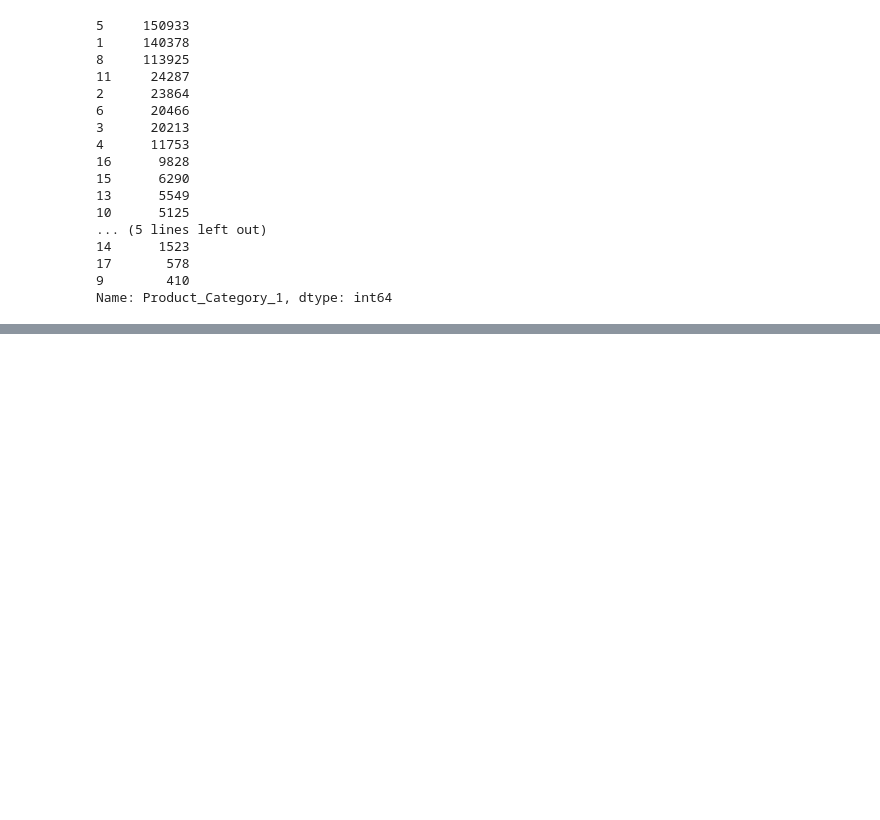
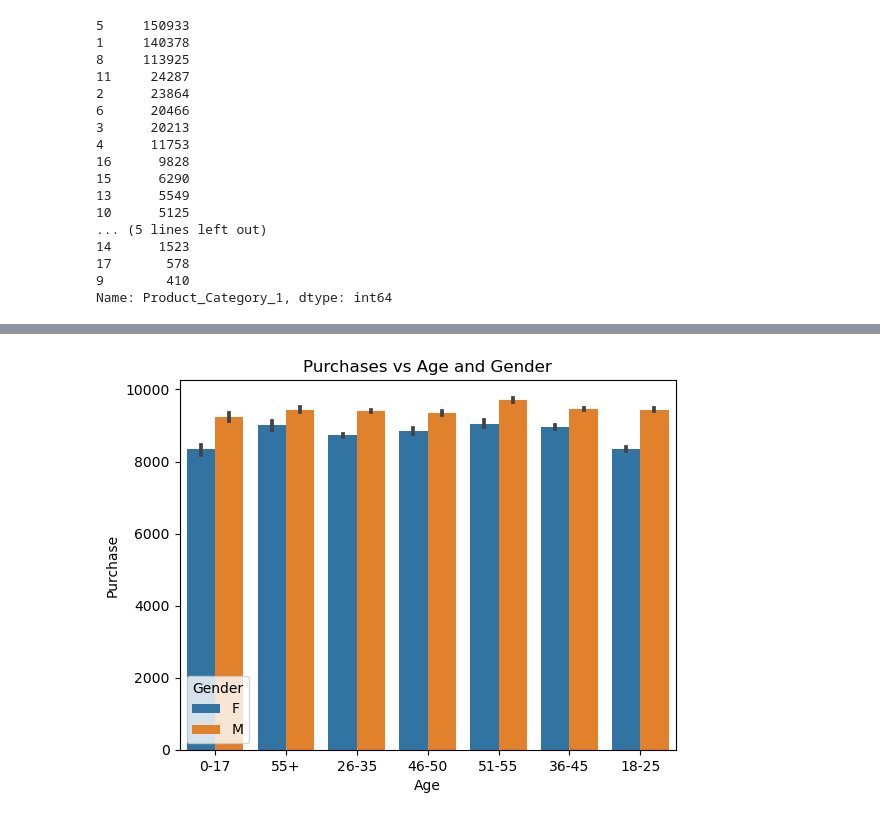
Before and after one commit to tharangachaminda/Black_Friday_Purchase, a Jupyter notebook: black_friday.ipynb, the cells around one changed output, grey strips where cells are left out. Drawn from its saved outputs; the diff is of its cells as text; code cells hidden in the pictures; blank space fills up the shorter version.

```diff
--- a/black_friday.ipynb
+++ b/black_friday.ipynb
@@ -140,0 +273,3 @@ Name: Product_Category_1, dtype: int64
+# %%
+df.drop(['Stay_In_Current_City_Years', 'Marital_Status'], axis=1, inplace=True)
+df.head()
@@ -140,0 +283,6 @@ Name: Product_Category_1, dtype: int64
+# %%
+sns.barplot(data=df, x='Age', y='Purchase', hue='Gender')
+plt.title('Purchases vs Age and Gender')
+plt.show()
+# %% [output]
+[figure, added]
```
Also changed, not shown: parts of 27 cells of this notebook.
